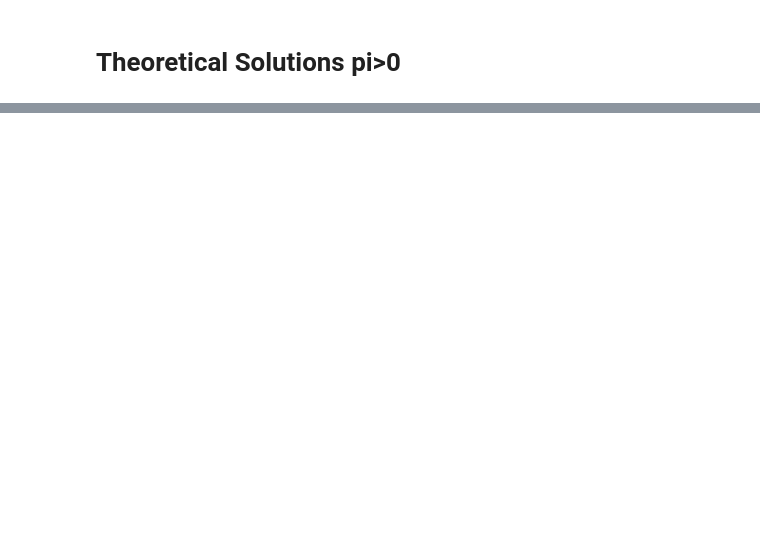
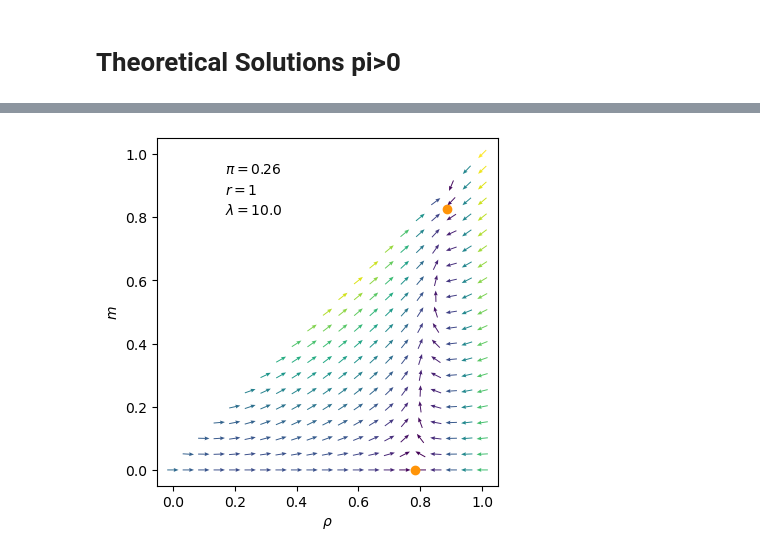
Before and after one commit to dmarchp/TFM_code, a Jupyter notebook: det_sols_f0_as_pi/non_lin_rec_two_sites.ipynb, the cells around one changed output, grey strips where cells are left out. Saved outputs shown, nothing was run; the diff lists cells and outputs as text; code cells hidden in the pictures; blank space fills up the shorter version.

```diff
--- a/det_sols_f0_as_pi/non_lin_rec_two_sites.ipynb
+++ b/det_sols_f0_as_pi/non_lin_rec_two_sites.ipynb
@@ -97,7 +97,7 @@ def LSA_matrix(sol, r, l, pi):
     rho, m = sol
     a11 = (1-rho)*rho*l - 2*pi - l/2*(rho**2 + m**2) - r
     a12 = (1-rho)*m*l
-    a21 = 0
+    a21 = l*(1-rho)*m + l*rho*m
     a22 = l*(1-rho)*rho - r
     return np.array([[a11, a12], [a21, a22]])
 
@@ -407,0 +502,64 @@ ax[1].plot(ls_m0, rho_m0_pi_large[1], color='xkcd:orange')
+# %%
+def get_maker_colors(eigvals):
+    if eigvals[0] > 0 and eigvals[1] > 0: # unstable
+        color, edgecolor = 'xkcd:red', 'xkcd:red'
+    elif np.sign(eigvals[0]) != np.sign(eigvals[1]): # saddle node
+        color, edgecolor = 'xkcd:tangerine', 'xkcd:tangerine'
+    elif eigvals[0] < 0 and eigvals[1] < 0:
+        color, edgecolor = 'xkcd:black', 'xkcd:black'
+    else:
+        color, edgecolor = 'xkcd:pink', 'xkcd:pink'
+    return color, edgecolor
+# %%
+# pi, r, l = 0.02, 1, 2.5
+pi, r, l = 0.26, 1, 10.0
+
+fig, ax = plt.subplots(1,1, figsize=(4,4), constrained_layout=True)
+ax.set(xlabel=r'$\rho$', ylabel=r'$m$')
+ax.text(0.2, 0.9, rf'$\pi = {pi}$', transform=ax.transAxes)
+ax.text(0.2, 0.84, rf'$r = {r}$', transform=ax.transAxes)
+ax.text(0.2, 0.78, rf'$\lambda = {l}$', transform=ax.transAxes)
+
+# find the solutions and scatter them:
+
+# m == 0 solutions:
+solsRe, solsIM = poly3_rho_m0_sols(r, l, pi)
+for sol in solsIM:
+    if abs(sol.imag) < 1e-8:
+        lsa_mat = LSA_matrix((sol.real, 0), r, l, pi)
+        eigvals = np.linalg.eig(lsa_mat)[0]
+        color, edgecolor = get_maker_colors(eigvals)
+        ax.scatter(sol.real, 0, color=color, edgecolor=edgecolor, marker='o')
+
+# m != solutions:
+rhop, rhom = (1+np.sqrt(1-4*r/l))/2, (1-np.sqrt(1-4*r/l))/2
+mp, mm = np.sqrt(rhop**2 - 4*pi/l), np.sqrt(rhom**2 - 4*pi/l)
+
+for sol in [(rhop, mp), (rhom, mm)]:
+    if not np.isnan(sol[0]) and not np.isnan(sol[1]):
+        lsa_mat = LSA_matrix((sol[0], sol[1]), r, l, pi)
+        eigvals = np.linalg.eig(lsa_mat)[0]
+        color, edgecolor = get_maker_colors(eigvals)
+        ax.scatter(sol[0], sol[1], color=color, edgecolor=edgecolor, marker='o')
+
+# arrows mesh:
+h = 0.05
+rho_grid, m_grid= np.meshgrid(np.arange(0, 1+h, h), np.arange(0, 1+h, h))
+drho_grid, dm_grid = np.zeros_like(rho_grid), np.zeros_like(m_grid)
+
+for i,rho in enumerate(rho_grid[0]): # rho_grid[0] is a row (so i labels the columns)
+    for j,m in enumerate(m_grid[:,0]): # m_grid[:,0] is a column (so j labels the rows)
+        if m <= rho:
+            drho, dm = ode_rho_m(0, (rho, m), r, l, pi)
+            drho_grid[j,i] = drho
+            dm_grid[j,i] = dm
+
+norm = np.sqrt(drho_grid**2 + dm_grid**2)
+drho_grid = drho_grid/norm
+dm_grid = dm_grid/norm
+
+ax.quiver(rho_grid, m_grid, drho_grid, dm_grid, norm, scale=30, pivot='mid', headwidth=4, zorder=-1)
+
+fig.savefig(f'flow_map_rho_m_r_{r}_l_{l}_pi_{pi}.png')
+# %% [output]
+[figure, added]
```
Also changed, not shown: parts of 18 cells of this notebook, 15 other files.
